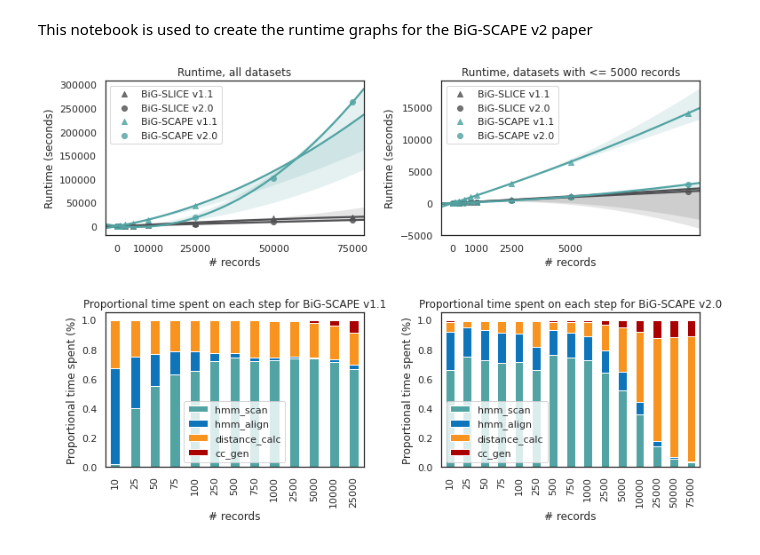
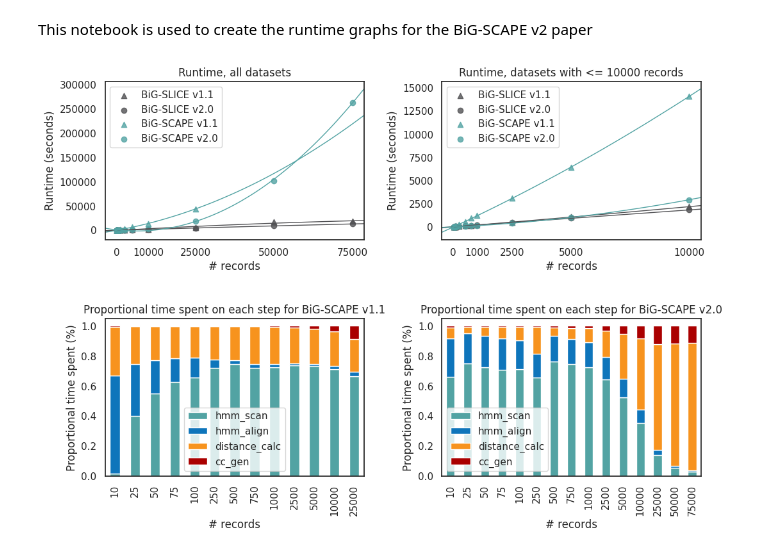
Before and after one commit to adraismawur/bigscape-v2-notebooks, a Jupyter notebook: runtimes.ipynb, the cells around one changed output. Drawn from its saved outputs; the diff is of its cells as text; code cells hidden in the pictures.

```diff
--- a/runtimes.ipynb
+++ b/runtimes.ipynb
@@ -148,6 +148,8 @@ sns.regplot(
     color=COLORS["bigslice_grey"],
     truncate=False,
     order=2,
+    line_kws={"linewidth": 1},
+    ci=None,
 )
 # bigslice v2
 sns.regplot(
@@ -160,6 +162,8 @@ sns.regplot(
     color=COLORS["bigslice_grey"],
     truncate=False,
     order=2,
+    line_kws={"linewidth": 1},
+    ci=None,
 )
 # bigscape v1
 sns.regplot(
@@ -171,7 +175,9 @@ sns.regplot(
     marker="^",
     color=COLORS["bigscape_blue"],
     truncate=False,
-    order=2
+    order=2,
+    line_kws={"linewidth": 1},
+    ci=None,
 )
 # bigscape v2
 sns.regplot(
@@ -184,6 +190,8 @@ sns.regplot(
     color=COLORS["bigscape_blue"],
     truncate=False,
     order=2,
+    line_kws={"linewidth": 1},
+    ci=None,
 )
 
 # title
@@ -214,6 +222,8 @@ sns.regplot(
     color=COLORS["bigslice_grey"],
     truncate=False,
     order=2,
+    line_kws={"linewidth": 1},
+    ci=None,
 )
 # bigslice v2
 sns.regplot(
@@ -226,6 +236,8 @@ sns.regplot(
     color=COLORS["bigslice_grey"],
     truncate=False,
     order=2,
+    line_kws={"linewidth": 1},
+    ci=None,
 )
 # bigscape v1
 sns.regplot(
@@ -237,7 +249,9 @@ sns.regplot(
     marker="^",
     color=COLORS["bigscape_blue"],
     truncate=False,
-    order=2
+    order=2,
+    line_kws={"linewidth": 1},
+    ci=None,
 )
 # bigscape v2
 sns.regplot(
@@ -250,14 +264,16 @@ sns.regplot(
     color=COLORS["bigscape_blue"],
     truncate=False,
     order=2,
+    line_kws={"linewidth": 1},
+    ci=None,
 )
 
 # title
-axes[0, 1].set_title("Runtime, datasets with <= 5000 records")
+axes[0, 1].set_title("Runtime, datasets with <= 10000 records")
 
 # x axis options
 axes[0, 1].set_xlabel("# records")
-axes[0, 1].set_xticks([0, 1000, 2500, 5000])
+axes[0, 1].set_xticks([0, 1000, 2500, 5000, 10000])
 
 # y axis options
 axes[0, 1].set_ylabel("Runtime (seconds)")
@@ -287,34 +303,34 @@ axes[1, 0].set_xlabel("# records")
 # y axis options
 axes[1, 0].set_ylabel("Proportional time spent (%)")
 
 ## d) proportional time spent on each step for v2
 # generate plot
 v2_prop_time_colors = [
     COLORS["bigscape_blue"],
     COLORS["dark_blue"],
     COLORS["orange_i_found_on_bigscape_image"],
     COLORS["antismash_red"],
 ]
 bigscape_v2_avg_prop.plot(ax=axes[1, 1], kind='bar', stacked=True, color=v2_prop_time_colors)
 
 # title
 axes[1, 1].set_title("Proportional time spent on each step for BiG-SCAPE v2.0")
 
 # x axis options
 axes[1, 1].set_xlabel("# records")
 
 # y axis options
 axes[1, 1].set_ylabel("Proportional time spent (%)")
 
 
 # increase margins
 plt.subplots_adjust(hspace=0.5)
 plt.subplots_adjust(wspace=0.3)
 
 # save as svg
 fig.savefig("bigscape_runtimes.svg")
 # %% [output]
-[figure, old version]
+[figure, new version]
 # %%
 # collate into one image
 
```
Also changed, not shown: parts of 1 cell of this notebook, 3 other files.
